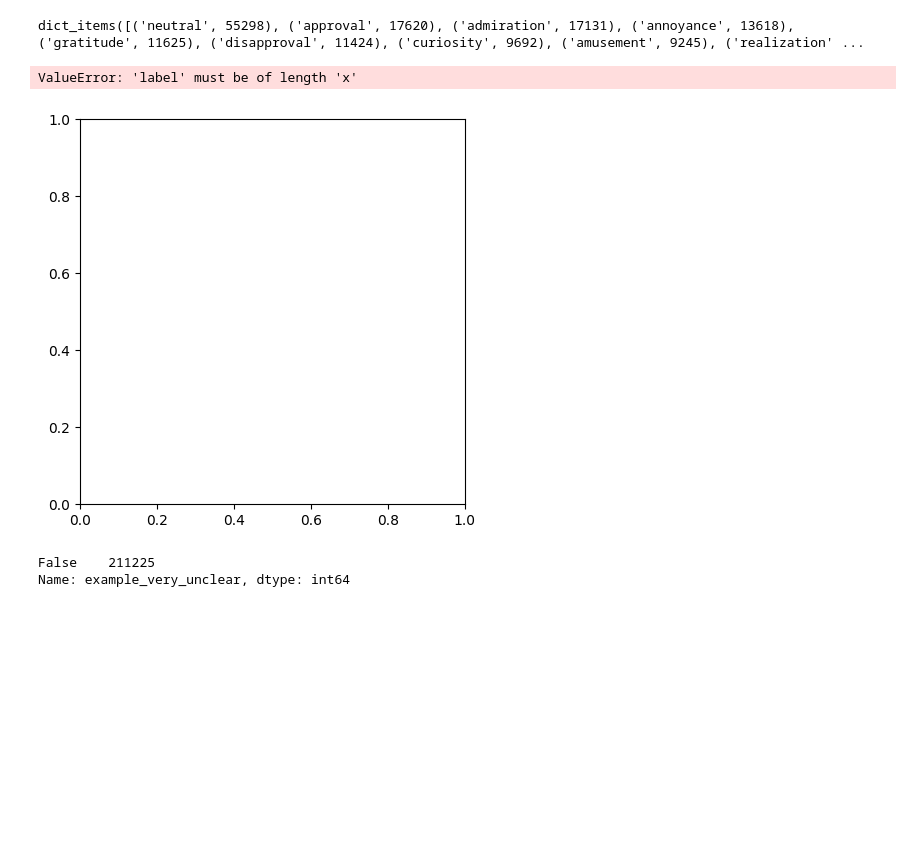
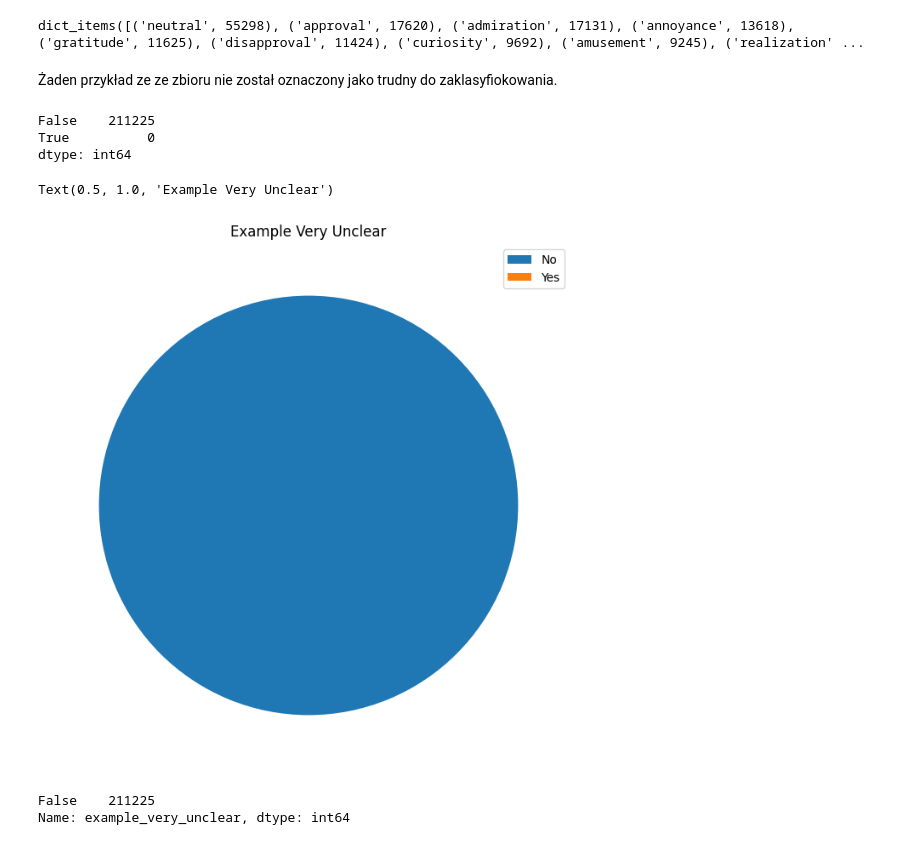
Before and after one commit to IgorCzudy/master_thesis, a Jupyter notebook: notebooks/primary_analysis.ipynb, the cells around one changed output. Cells and saved outputs as stored; diff of their text form; code cells hidden in the pictures; blank space fills up the shorter version.

```diff
--- a/notebooks/primary_analysis.ipynb
+++ b/notebooks/primary_analysis.ipynb
@@ -199,14 +319,25 @@ emotion_counts_ambiguous = {k: v for k,v in emotion_counts.items() if k in ambig
 fig = px.bar(x=list(emotion_counts_ambiguous.keys()), y=list(emotion_counts_ambiguous.values()))
 fig.update_layout(title = 'Go Emotions ambiguous classes', height = 300, xaxis_title="", yaxis_title="Number of Texts", plot_bgcolor='#fff')
 fig.show()
-# %%
-example_very_unclear=df['example_very_unclear'].value_counts()
-plt.figure(figsize = (5,5))
-plt.pie(example_very_unclear,labels = ['No','Yes'],autopct='%.0f%%' , radius = 2 ,explode = (0.1,0.03),shadow = True)
-plt.show()
-# %% [output]
-ValueError: 'label' must be of length 'x'
-[figure, removed]
+# %% [markdown]
+Żaden przykład ze ze zbioru nie został oznaczony jako trudny do zaklasyfiokowania.
+# %%
+example_very_unclear = df['example_very_unclear'].value_counts()
+missing_category = pd.Series({True: 0})
+example_very_unclear = pd.concat([example_very_unclear, missing_category])
+example_very_unclear
+# %% [output]
+False    211225
+True          0
+dtype: int64
+# %%
+plt.figure(figsize=(8, 8))
+plt.pie(example_very_unclear, labels=['', ''])
+plt.legend(['No', 'Yes'], loc='upper right')
+plt.title('Example Very Unclear')
+# %% [output]
+Text(0.5, 1.0, 'Example Very Unclear')
+[figure, added]
 # %%
 df['example_very_unclear'].value_counts()
 # %% [output]
```
Also changed, not shown: parts of 20 cells of this notebook.
